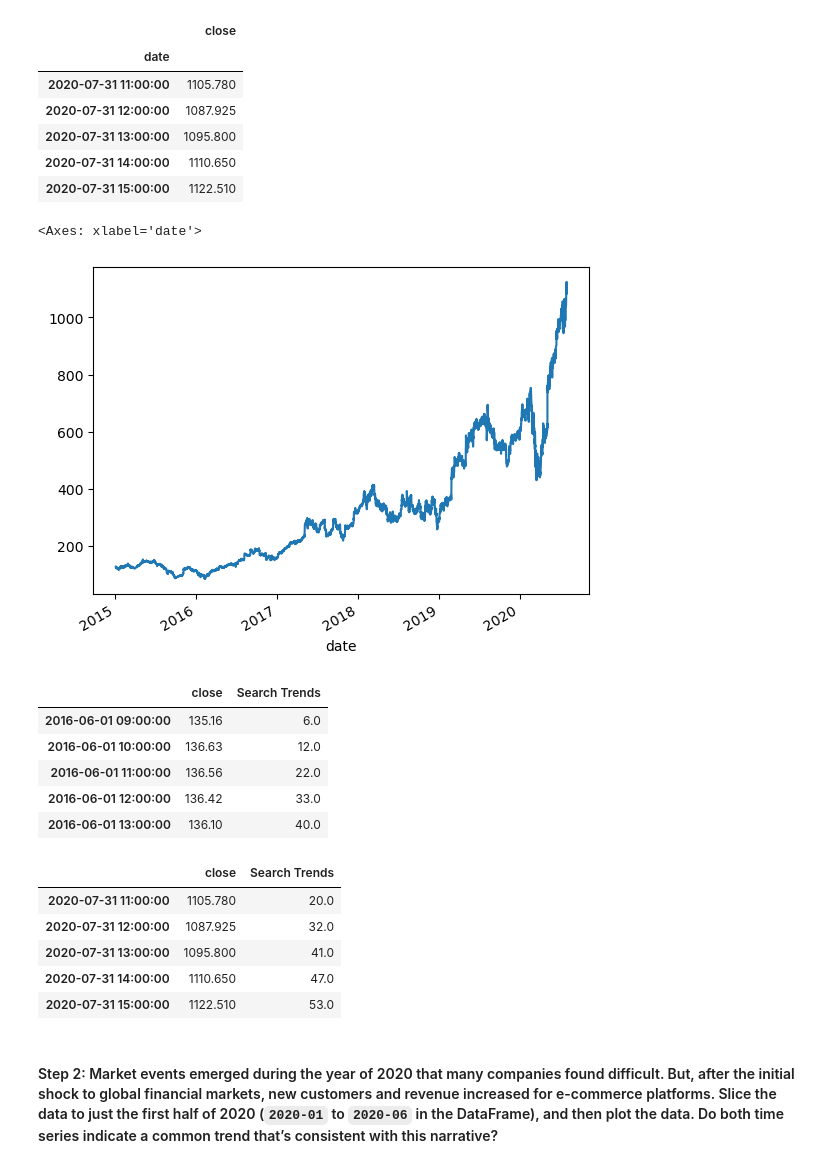
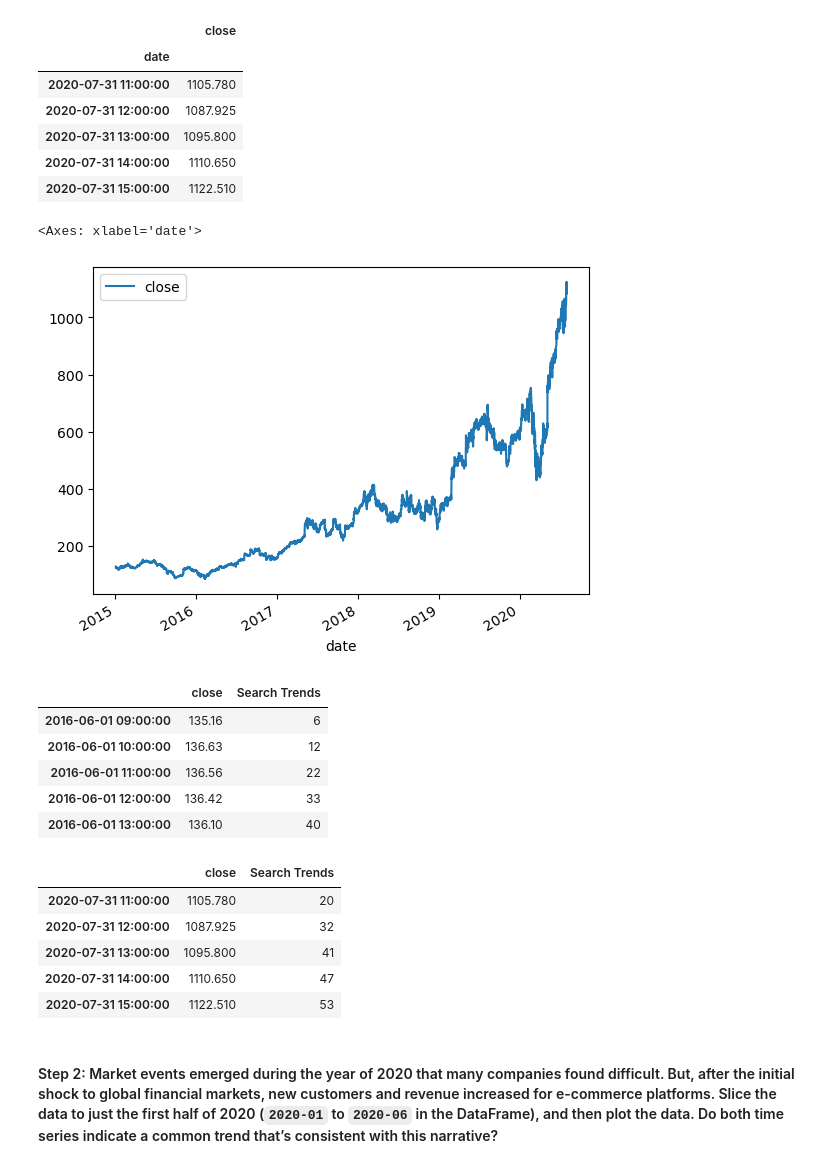
Before and after one commit to silas-ph/prophet-challenge, a Jupyter notebook: forecasting_net_prophet.ipynb, the cells around one changed output. Cells and saved outputs as stored; diff of their text form; code cells hidden in the pictures.

```diff
--- a/forecasting_net_prophet.ipynb
+++ b/forecasting_net_prophet.ipynb
@@ -507,28 +472,33 @@ display(df_mercado_stock.tail())
 | 2020-07-31 15:00:00 | 1122.510 |
 # %%
 # Visualize the closing price of the df_mercado_stock DataFrame
+df_mercado_stock.plot()
 # %% [output]
 <Axes: xlabel='date'>
-[figure, old version]
+[figure, new version]
 # %%
 # Concatenate the df_mercado_stock DataFrame with the df_mercado_trends DataFrame
 # Concatenate the DataFrame by columns (axis=1), and drop and rows with only one column of data
-
+df_mercado_stock_trends = pd.concat(
+    [df_mercado_stock, df_mercado_trends], axis=1, join="inner"
+).dropna()
 
 # View the first and last five rows of the DataFrame
+display(df_mercado_stock_trends.head())
+display(df_mercado_stock_trends.tail())
 # %% [output]
 |  | close | Search Trends |
-| 2016-06-01 09:00:00 | 135.16 | 6.0 |
-| 2016-06-01 10:00:00 | 136.63 | 12.0 |
-| 2016-06-01 11:00:00 | 136.56 | 22.0 |
-| 2016-06-01 12:00:00 | 136.42 | 33.0 |
-| 2016-06-01 13:00:00 | 136.10 | 40.0 |
+| 2016-06-01 09:00:00 | 135.16 | 6 |
+| 2016-06-01 10:00:00 | 136.63 | 12 |
+| 2016-06-01 11:00:00 | 136.56 | 22 |
+| 2016-06-01 12:00:00 | 136.42 | 33 |
+| 2016-06-01 13:00:00 | 136.10 | 40 |
 |  | close | Search Trends |
-| 2020-07-31 11:00:00 | 1105.780 | 20.0 |
-| 2020-07-31 12:00:00 | 1087.925 | 32.0 |
-| 2020-07-31 13:00:00 | 1095.800 | 41.0 |
-| 2020-07-31 14:00:00 | 1110.650 | 47.0 |
-| 2020-07-31 15:00:00 | 1122.510 | 53.0 |
+| 2020-07-31 11:00:00 | 1105.780 | 20 |
+| 2020-07-31 12:00:00 | 1087.925 | 32 |
+| 2020-07-31 13:00:00 | 1095.800 | 41 |
+| 2020-07-31 14:00:00 | 1110.650 | 47 |
+| 2020-07-31 15:00:00 | 1122.510 | 53 |
 # %% [markdown]
 #### Step 2: Market events emerged during the year of 2020 that many companies found difficult. But, after the initial shock to global financial markets, new customers and revenue increased for e-commerce platforms. Slice the data to just the first half of 2020 (`2020-01` to `2020-06` in the DataFrame), and then plot the data. Do both time series indicate a common trend that’s consistent with this narrative?
 # %%
```
Also changed, not shown: parts of 30 cells of this notebook, 1 other file.
